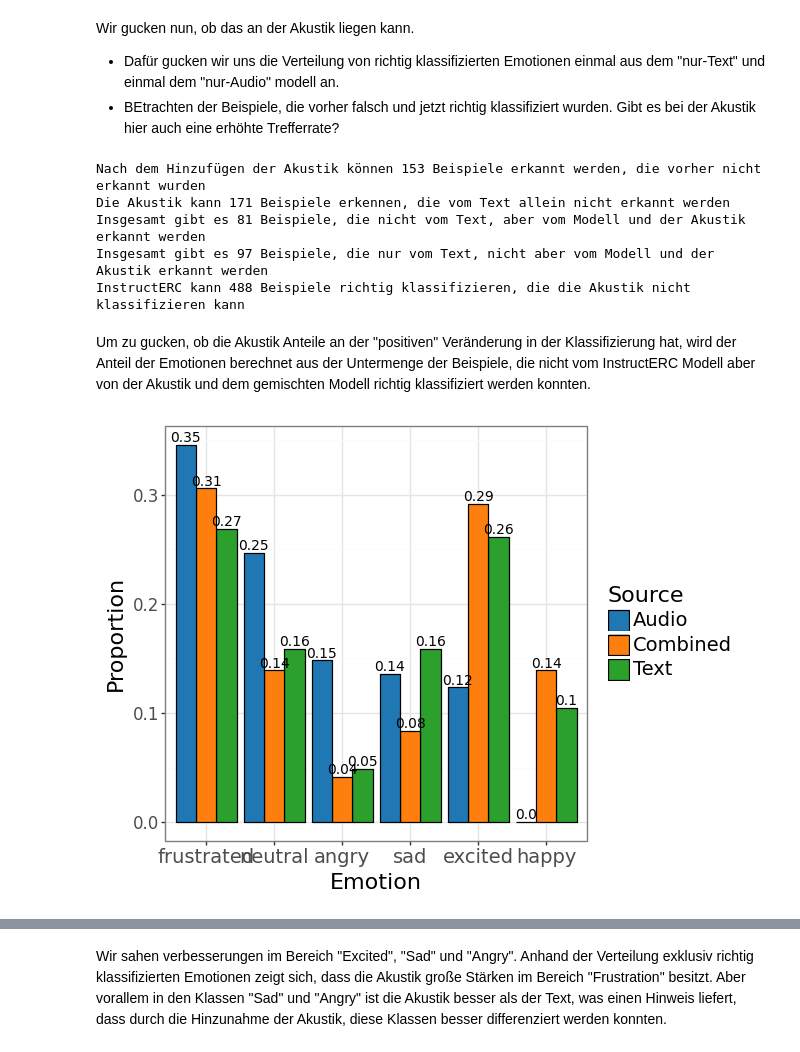
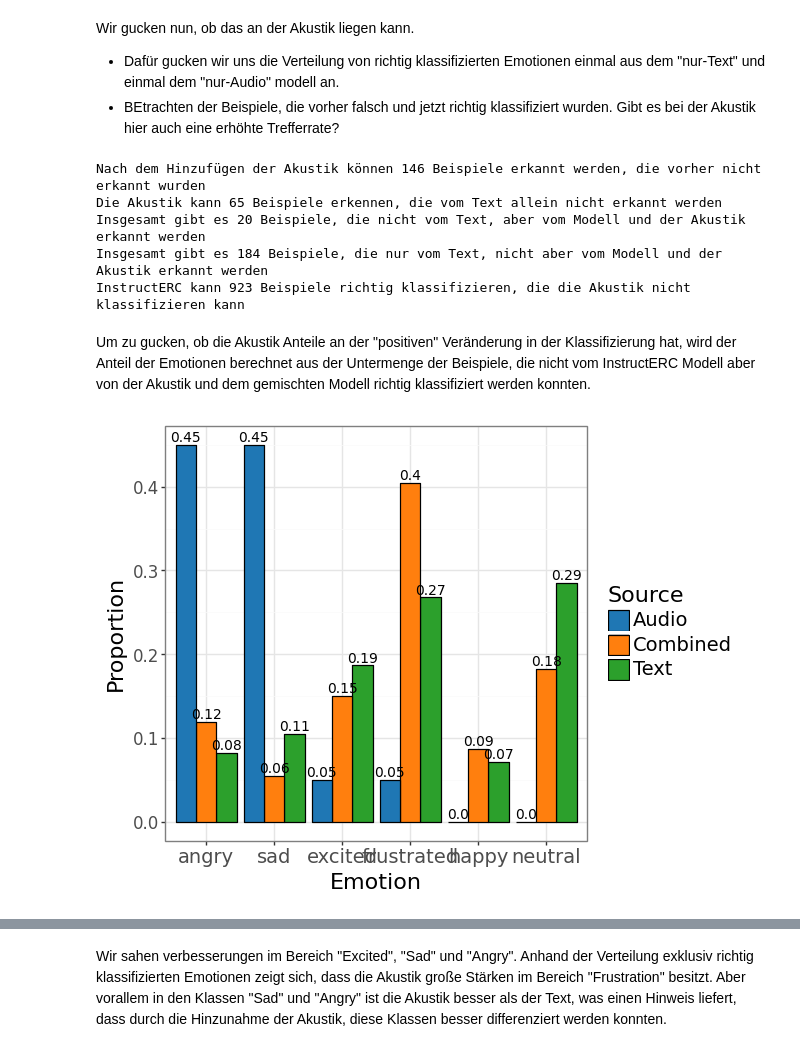
Before and after one commit to HenFo/Masterarbeit, a Jupyter notebook: analysis/mm_models/summation_iemocap.ipynb, the cells around one changed output, grey strips where cells are left out. Saved outputs shown, nothing was run; the diff lists cells and outputs as text; code cells hidden in the pictures.

Commit message:
update summation results

```diff
--- a/analysis/mm_models/summation_iemocap.ipynb
+++ b/analysis/mm_models/summation_iemocap.ipynb
@@ -37,18 +37,18 @@ DATASET = "IEMOCAP"
 
 
 def get_result_dataframe(dataset: str) -> pd.DataFrame:
-    normal_path = os.path.join(BASE_PATH, dataset, "preds_test.json")
-    audio_path = os.path.join(BASE_PATH, dataset, "preds_test_no_text.json")
-    text_path = os.path.join(BASE_PATH, dataset, "preds_test_no_audio.json")
+    normal_path = os.path.join(BASE_PATH, dataset, "preds_test_normal.json")
+    audio_path = os.path.join(BASE_PATH, dataset, "preds_test_audio_only.json")
+    normal_stage2 = os.path.join(BASE_PATH, dataset, "preds_test_normal_stage_2.json")
 
     normal_df = utils.build_result_dataframe(normal_path)
     audio_df = utils.build_result_dataframe(audio_path)
-    text_df = utils.build_result_dataframe(text_path)
+    stage2_df = utils.build_result_dataframe(normal_stage2)
     ierc_df = utils.get_instructerc_results(INSTRUCTERC_BASE_PATH, dataset)
 
-    assert len(normal_df) == len(audio_df) == len(ierc_df) == len(text_df)
+    assert len(normal_df) == len(audio_df) == len(ierc_df) == len(stage2_df)
 
-    results = utils.merge_result_dataframes([normal_df, audio_df, ierc_df, text_df], ["normal", "audio", "ierc", "text"])
+    results = utils.merge_result_dataframes([normal_df, audio_df, ierc_df, stage2_df], ["normal", "audio", "ierc", "normal_stage_2"])
     results = utils.extract_dialogue_information(results)
 
     return results
@@ -317,11 +317,11 @@ print(
     f"InstructERC kann {len(text_correct_bot_not_audio)} Beispiele richtig klassifizieren, die die Akustik nicht klassifizieren kann"
 )
 # %% [output]
-Nach dem Hinzufügen der Akustik können 153 Beispiele erkannt werden, die vorher nicht erkannt wurden
-Die Akustik kann 171 Beispiele erkennen, die vom Text allein nicht erkannt werden
-Insgesamt gibt es 81 Beispiele, die nicht vom Text, aber vom Modell und der Akustik erkannt werden
-Insgesamt gibt es 97 Beispiele, die nur vom Text, nicht aber vom Modell und der Akustik erkannt werden
-InstructERC kann 488 Beispiele richtig klassifizieren, die die Akustik nicht klassifizieren kann
+Nach dem Hinzufügen der Akustik können 146 Beispiele erkannt werden, die vorher nicht erkannt wurden
+Die Akustik kann 65 Beispiele erkennen, die vom Text allein nicht erkannt werden
+Insgesamt gibt es 20 Beispiele, die nicht vom Text, aber vom Modell und der Akustik erkannt werden
+Insgesamt gibt es 184 Beispiele, die nur vom Text, nicht aber vom Modell und der Akustik erkannt werden
+InstructERC kann 923 Beispiele richtig klassifizieren, die die Akustik nicht klassifizieren kann
 # %% [markdown]
 Um zu gucken, ob die Akustik Anteile an der "positiven" Veränderung in der Klassifizierung hat, wird der Anteil der Emotionen berechnet aus der Untermenge der Beispiele, die nicht vom InstructERC Modell aber von der Akustik und dem gemischten Modell richtig klassifiziert werden konnten.
 # %%
@@ -389,32 +389,32 @@ proportions["target"] = pd.Categorical(
     )["target"],
 )
 
 
 p = (
     ggplot(proportions, aes(x="factor(target)", y="proportion", fill="source"))
     + geom_col(position="dodge", color="black")
     + geom_text(
         aes(label="round(proportion, 2)"),
         va="bottom",
         position=position_dodge(0.9),
         size=10,
     )
     + ylab("Proportion")
     + xlab("Emotion")
     + labs(fill="Source")
     + theme_bw()
     + theme(
         axis_text_x=element_text(size=14),
         axis_text_y=element_text(size=12),
         axis_title=element_text(size=16),
         legend_text=element_text(size=14),
         legend_title=element_text(size=16),
     )
     + scale_fill_manual(values=["#1f77b4", "#ff7f0e", "#2ca02c"])
 )
 
 p.show()
-p.save("images/fusion_iemocap_proportions.png", width=10, height=5)
+p.save("images/summation_iemocap_proportions.png", width=10, height=5)
 # proportions
 # %% [output]
-[figure, old version]
+[figure, new version]
```
Also changed, not shown: parts of 22 cells of this notebook, 1 other file.
